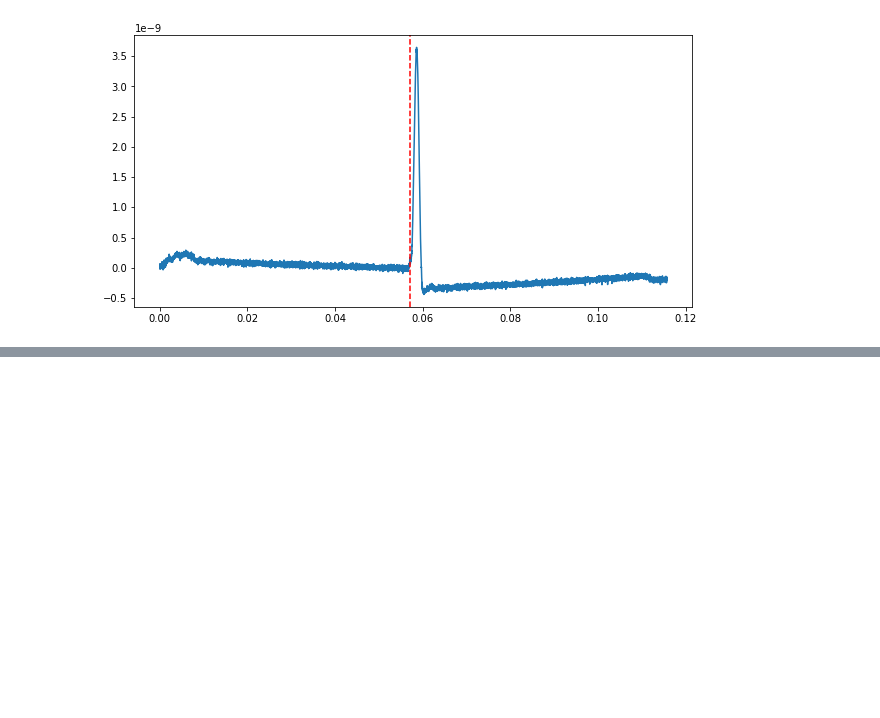
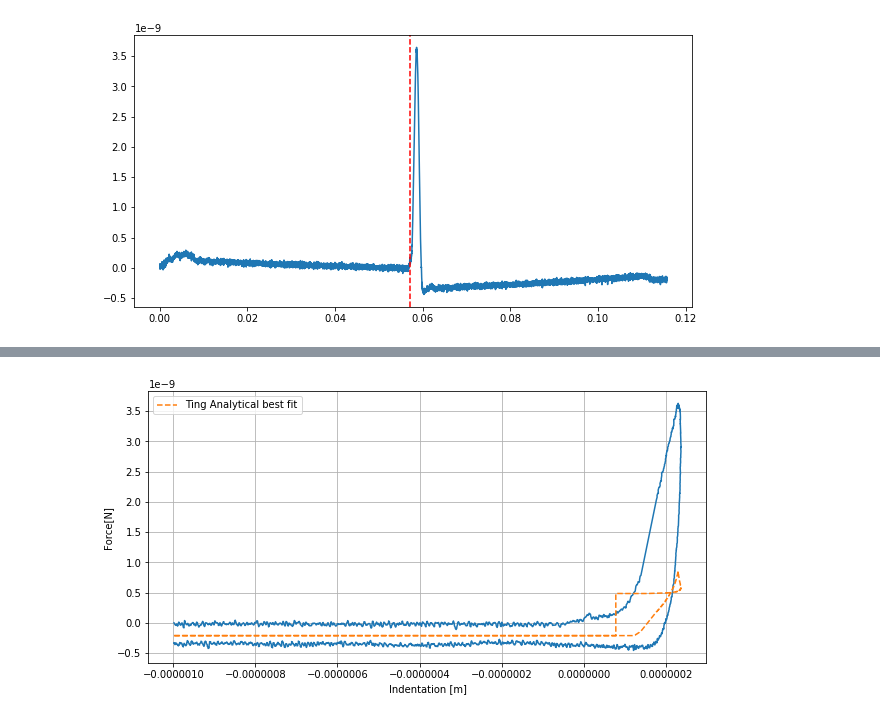
Before and after one commit to jlopezalo/PyFMRheo, a Jupyter notebook: examples/Ting Models Example.ipynb, the cells around one changed output, grey strips where cells are left out. Cells and saved outputs as stored; diff of their text form; code cells hidden in the pictures; blank space fills up the shorter version.

```diff
--- a/examples/Ting Models Example.ipynb
+++ b/examples/Ting Models Example.ipynb
@@ -332,13 +354,15 @@ plt.show()
 # %%
 idx_tc = (np.abs(time_fit - tc_analit)).argmin()
 delta0 = ind_fit[idx_tc]
-plt.plot(ind_fit-delta0, force_fit)
-plt.plot(ind_fit-delta0, ting_model_analit.eval(time_fit, force_fit, ind_fit, t0=t0, idx_tm=idx_tm, smooth_w=5), '--', label='Ting Analytical best fit')
+plt.plot(ind_fit, force_fit)
+plt.plot(ind_fit, ting_model_analit.eval(time_fit, force_fit, ind_fit, t0=t0, idx_tm=idx_tm, smooth_w=1), '--', label='Ting Analytical best fit')
 plt.xlabel("Indentation [m]")
 plt.ylabel("Force[N]")
 plt.legend()
 plt.grid()
 plt.show()
+# %% [output]
+[figure, added]
 # %%
 plt.plot(time_fit-tc_num, force_fit)
 plt.plot(time_fit-tc_num, ting_model_num.eval(time_fit, force_fit, ind_fit, t0=t0, smooth_w=5), '--', label='Ting Numercial best fit')
```
Also changed, not shown: parts of 20 cells of this notebook.
